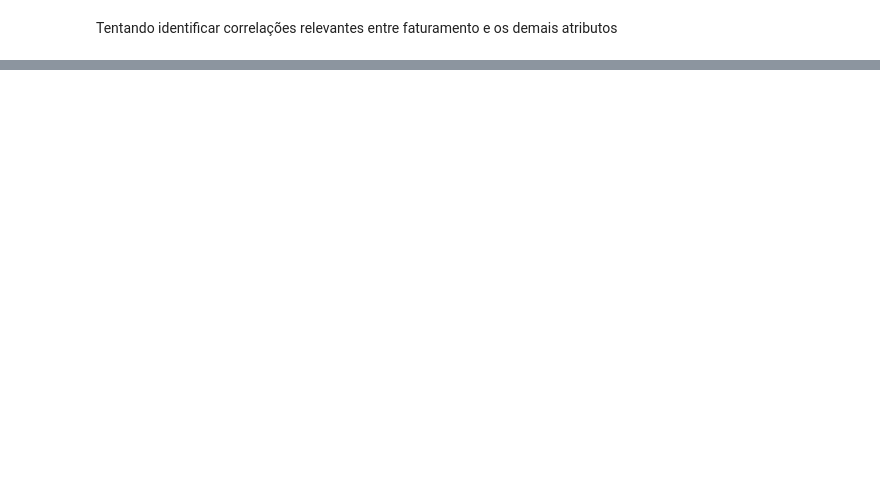
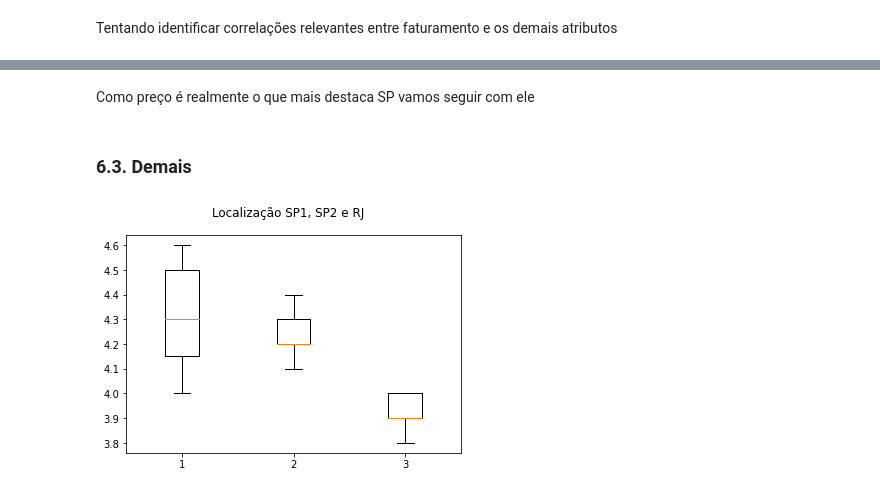
Before and after one commit to rubemmnf/Mercado-Financeiro, a Jupyter notebook: TradingDados/Case1Mentoria/analise.ipynb, the cells around one changed output, grey strips where cells are left out. Drawn from its saved outputs; the diff is of its cells as text; code cells hidden in the pictures; blank space fills up the shorter version.

```diff
--- a/TradingDados/Case1Mentoria/analise.ipynb
+++ b/TradingDados/Case1Mentoria/analise.ipynb
@@ -160,0 +189,13 @@ Name: Faturamento RJ, dtype: float64
+# %% [markdown]
+Como preço é realmente o que mais destaca SP vamos seguir com ele
+# %% [markdown]
+### 6.3. Demais
+# %%
+data = [dados_sp1["Loc SP 1"], dados_sp2["Loc SP 2"], dados_rj["Loc RJ"]]
+fig, ax = plt.subplots()
+fig.suptitle("Localização SP1, SP2 e RJ")
+ax.boxplot(data)
+
+plt.show()
+# %% [output]
+[figure, added]
```
Also changed, not shown: parts of 26 cells of this notebook.
